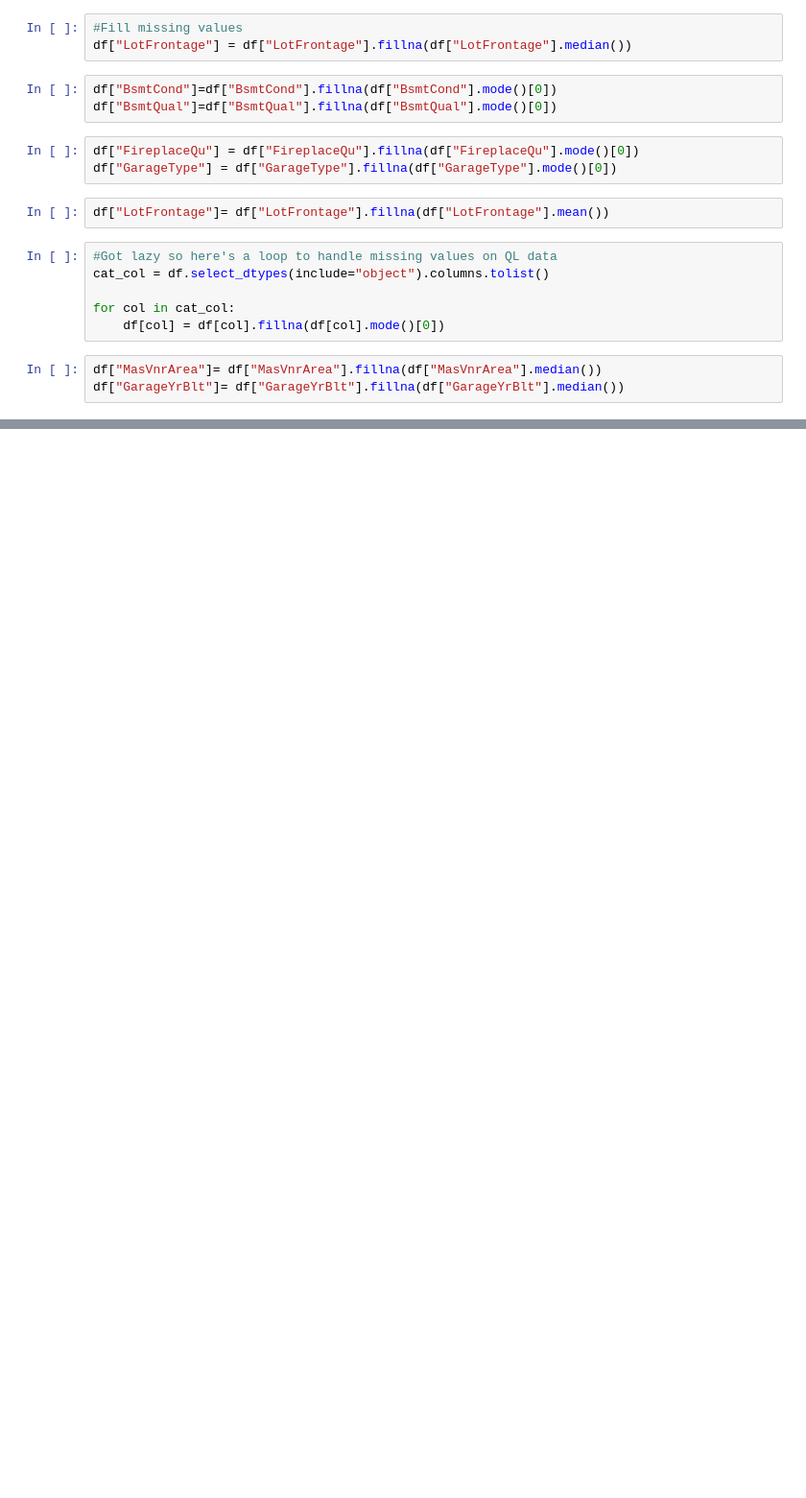
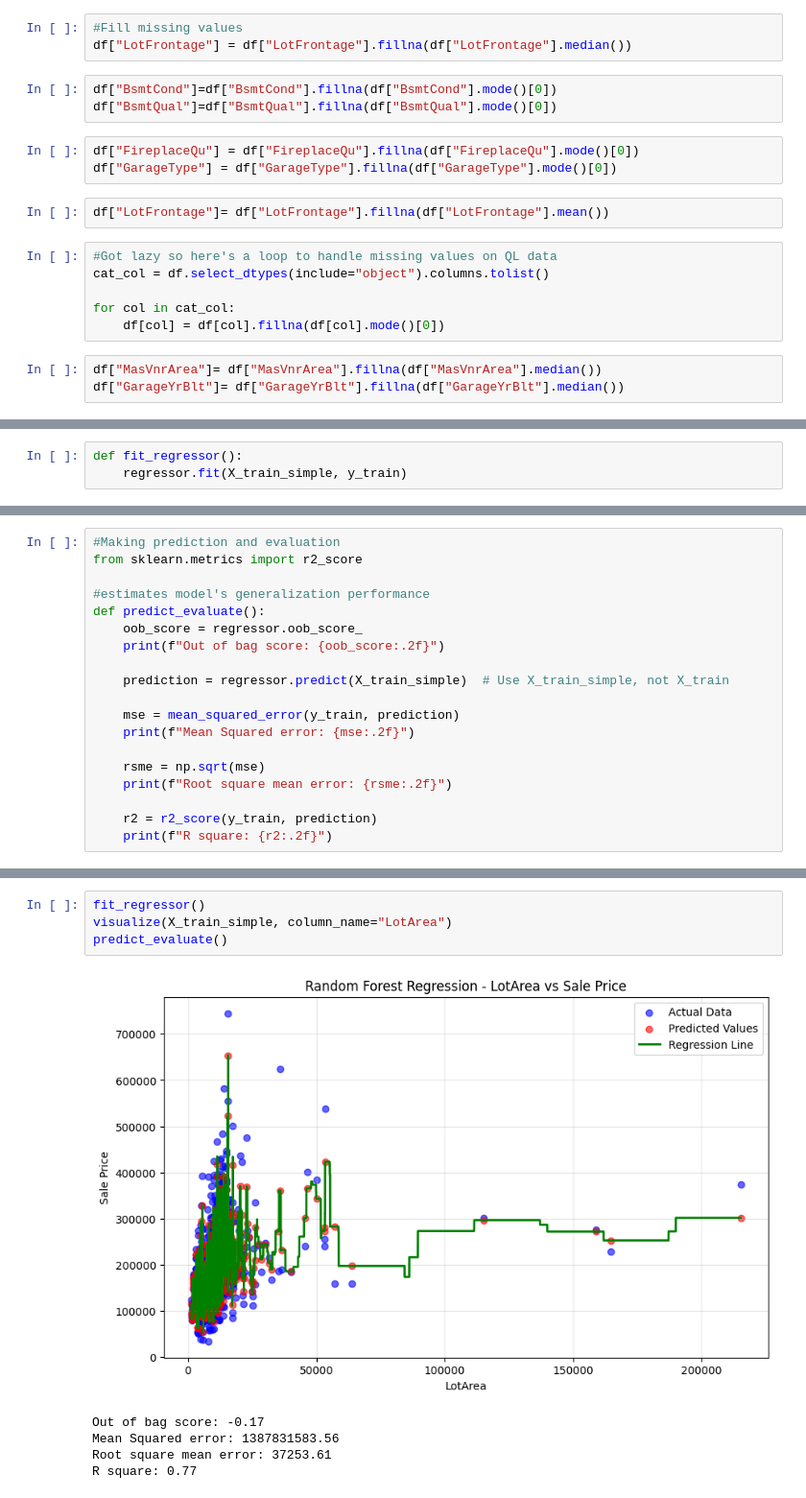
Before and after one commit to YesuDesu21/KaggleCompetition, a Jupyter notebook: HousePrices/solution/HousePriceSol.ipynb, the cells around one changed output, grey strips where cells are left out. Shown at 96% size. Drawn from its saved outputs; the diff is of its cells as text; blank space fills up the shorter version.

```diff
--- a/HousePrices/solution/HousePriceSol.ipynb
+++ b/HousePrices/solution/HousePriceSol.ipynb
@@ -185,0 +378,3 @@ df["GarageYrBlt"]= df["GarageYrBlt"].fillna(df["GarageYrBlt"].median())
+# %%
+def fit_regressor():
+    regressor.fit(X_train_simple, y_train)
@@ -185,0 +404,19 @@ df["GarageYrBlt"]= df["GarageYrBlt"].fillna(df["GarageYrBlt"].median())
+# %%
+#Making prediction and evaluation
+from sklearn.metrics import r2_score
+
+#estimates model's generalization performance
+def predict_evaluate():
+    oob_score = regressor.oob_score_
+    print(f"Out of bag score: {oob_score:.2f}")
+
+    prediction = regressor.predict(X_train_simple)  # Use X_train_simple, not X_train
+
+    mse = mean_squared_error(y_train, prediction)
+    print(f"Mean Squared error: {mse:.2f}")
+
+    rsme = np.sqrt(mse)
+    print(f"Root square mean error: {rsme:.2f}")
+
+    r2 = r2_score(y_train, prediction)
+    print(f"R square: {r2:.2f}")
@@ -185,0 +445,10 @@ df["GarageYrBlt"]= df["GarageYrBlt"].fillna(df["GarageYrBlt"].median())
+# %%
+fit_regressor()
+visualize(X_train_simple, column_name="LotArea")
+predict_evaluate()
+# %% [output]
+[figure, added]
+Out of bag score: -0.17
+Mean Squared error: 1387831583.56
+Root square mean error: 37253.61
+R square: 0.77
```
Also changed, not shown: parts of 41 cells of this notebook, 3 other files.
